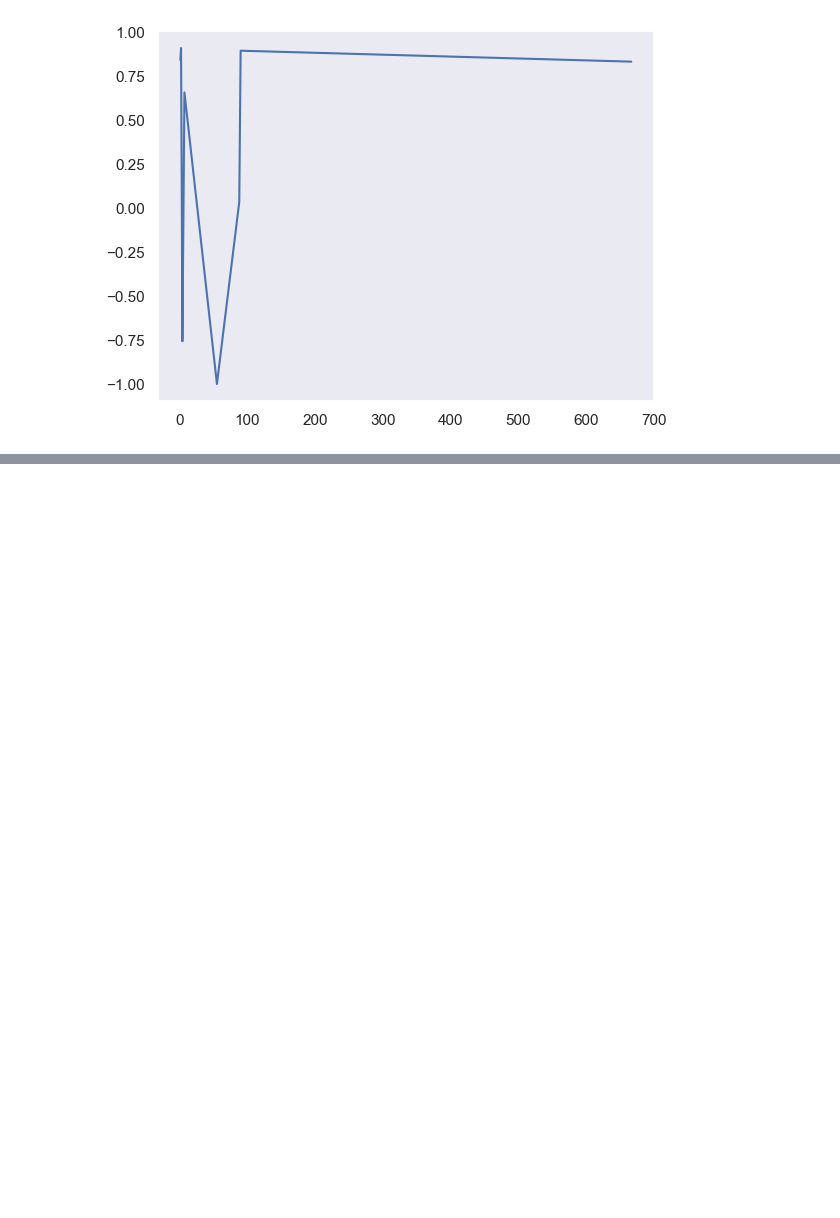
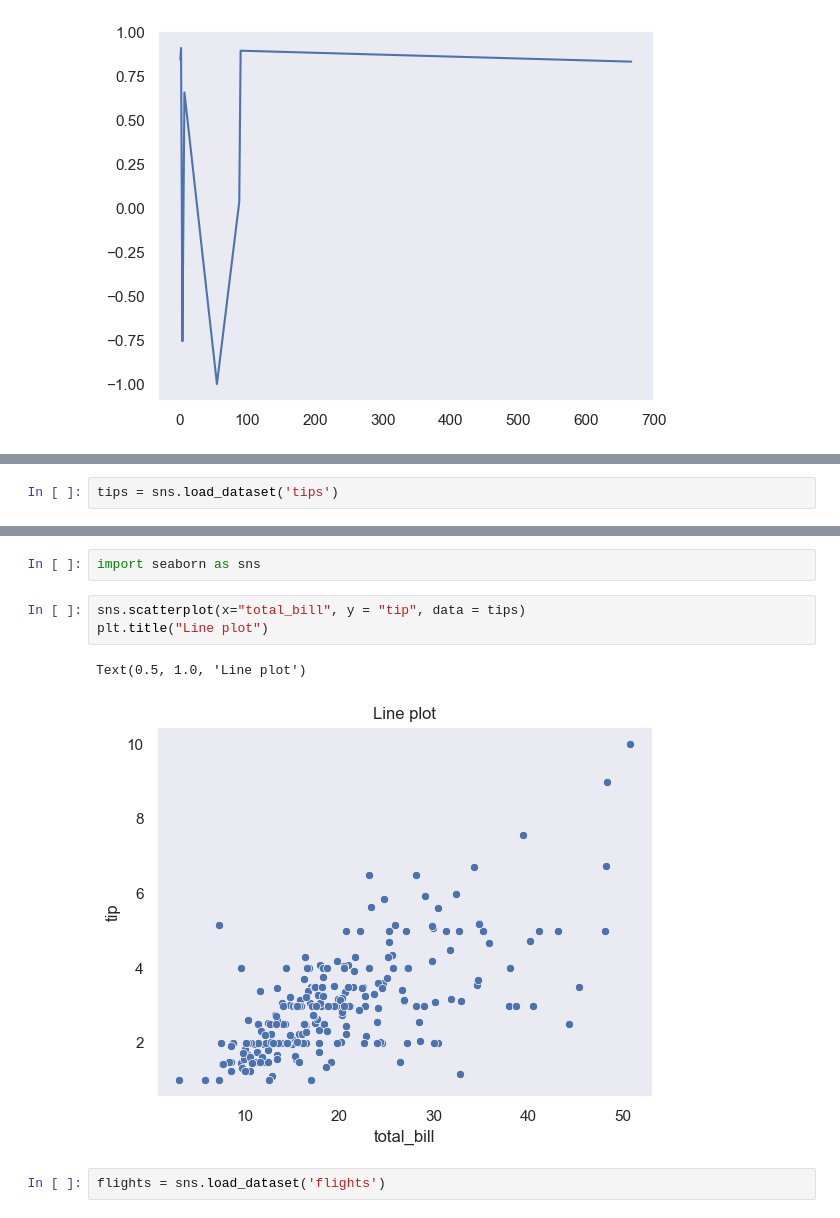
Before and after one commit to nisha-ojha/Introduction-to-Matplotlib, a Jupyter notebook: Bar_Plot.ipynb, the cells around one changed output, grey strips where cells are left out. Saved outputs shown, nothing was run; the diff lists cells and outputs as text; blank space fills up the shorter version.

```diff
--- a/Bar_Plot.ipynb
+++ b/Bar_Plot.ipynb
@@ -306,0 +312,2 @@ sns.lineplot(x=x, y=y)
+# %%
+tips = sns.load_dataset('tips')
@@ -306,0 +340,10 @@ sns.lineplot(x=x, y=y)
+# %%
+import seaborn as sns
+# %%
+sns.scatterplot(x="total_bill", y = "tip", data = tips)
+plt.title("Line plot")
+# %% [output]
+Text(0.5, 1.0, 'Line plot')
+[figure, added]
+# %%
+flights = sns.load_dataset('flights')
```
Also changed, not shown: parts of 7 cells of this notebook.
